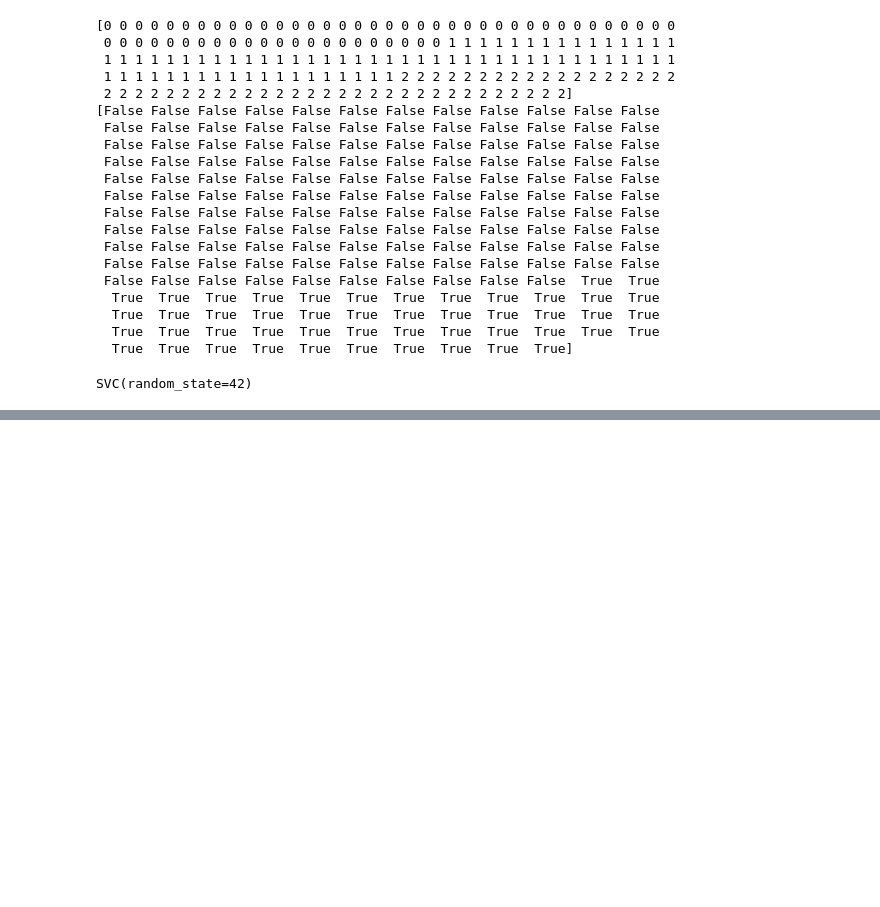
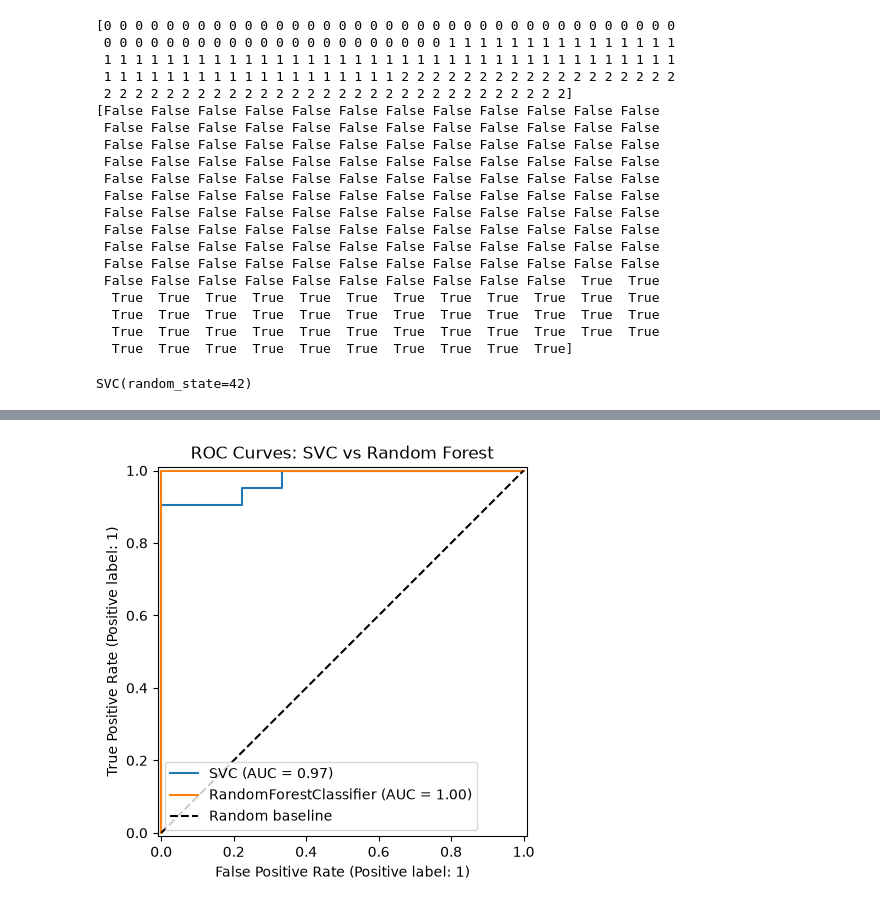
Before and after one commit to amyyychiang2/IMLP, a Jupyter notebook: Python course/Unit06/1.2_ROC實作.ipynb, the cells around one changed output, grey strips where cells are left out. Cells and saved outputs as stored; diff of their text form; code cells hidden in the pictures; blank space fills up the shorter version.

```diff
--- a/Python course/Unit06/1.2_ROC實作.ipynb
+++ b/Python course/Unit06/1.2_ROC實作.ipynb
@@ -76,0 +94,33 @@ plt.show()
+# %%
+#3 訓練一個隨機森林並且繪製ROC曲線
+#rfc = RandomForestClassifier(n_estimators=10, random_state=42)
+#rfc.fit(X_train, y_train)
+#ax = plt.gca()
+#svc_disp.plot(ax=ax, alpha=0.8)
+#rfc_disp = plot_roc_curve(rfc, X_test, y_test, ax=ax, alpha=0.8)
+#plt.show()
+from sklearn.metrics import RocCurveDisplay
+from sklearn.ensemble import RandomForestClassifier
+import matplotlib.pyplot as plt
+
+# Plot the SVC ROC curve first
+ax = plt.gca()
+svc_disp = RocCurveDisplay.from_estimator(
+    svc, X_test, y_test, ax=ax
+)
+
+# Train the Random Forest
+rfc = RandomForestClassifier(n_estimators=10, random_state=42)
+rfc.fit(X_train, y_train)
+
+# Add the Random Forest ROC curve to the same axes
+rfc_disp = RocCurveDisplay.from_estimator(
+    rfc, X_test, y_test, ax=ax
+)
+
+plt.plot([0, 1], [0, 1], "k--", label="Random baseline")
+plt.title("ROC Curves: SVC vs Random Forest")
+plt.legend()
+plt.show()
+# %% [output]
+[figure, added]
```
Also changed, not shown: parts of 4 cells of this notebook, 5 other files.
